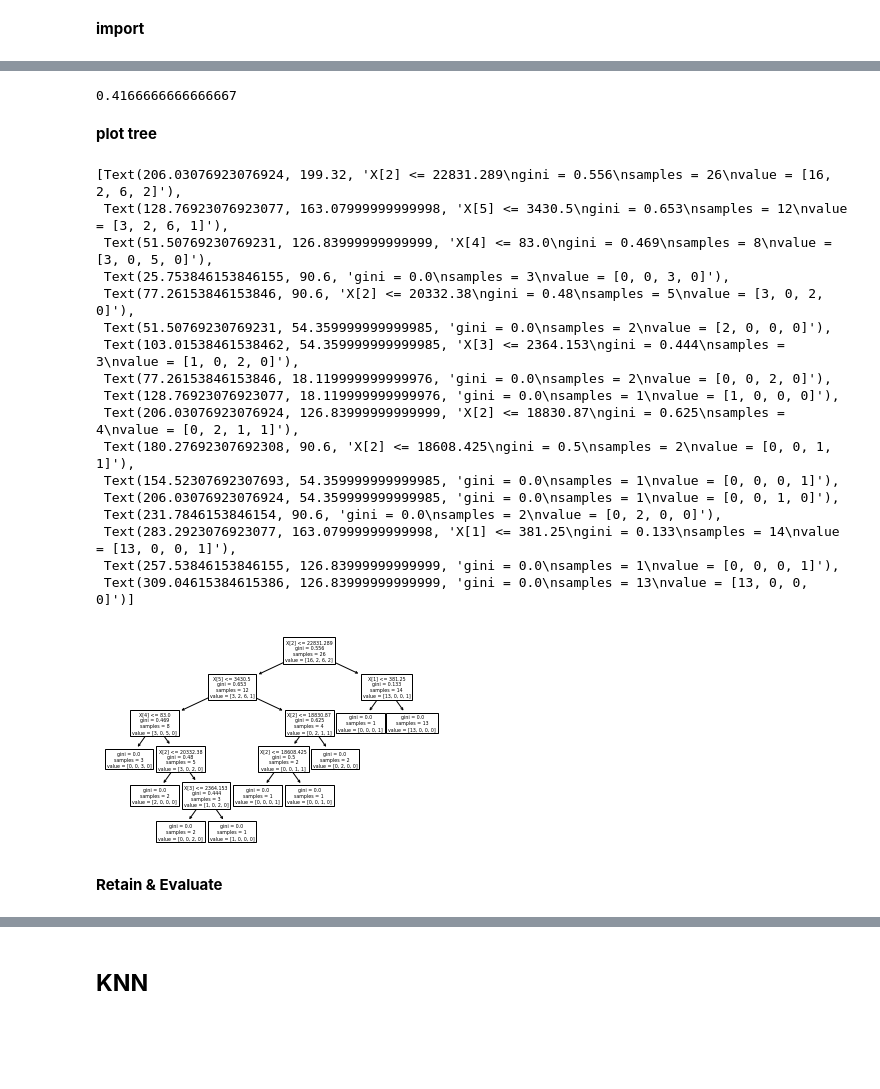
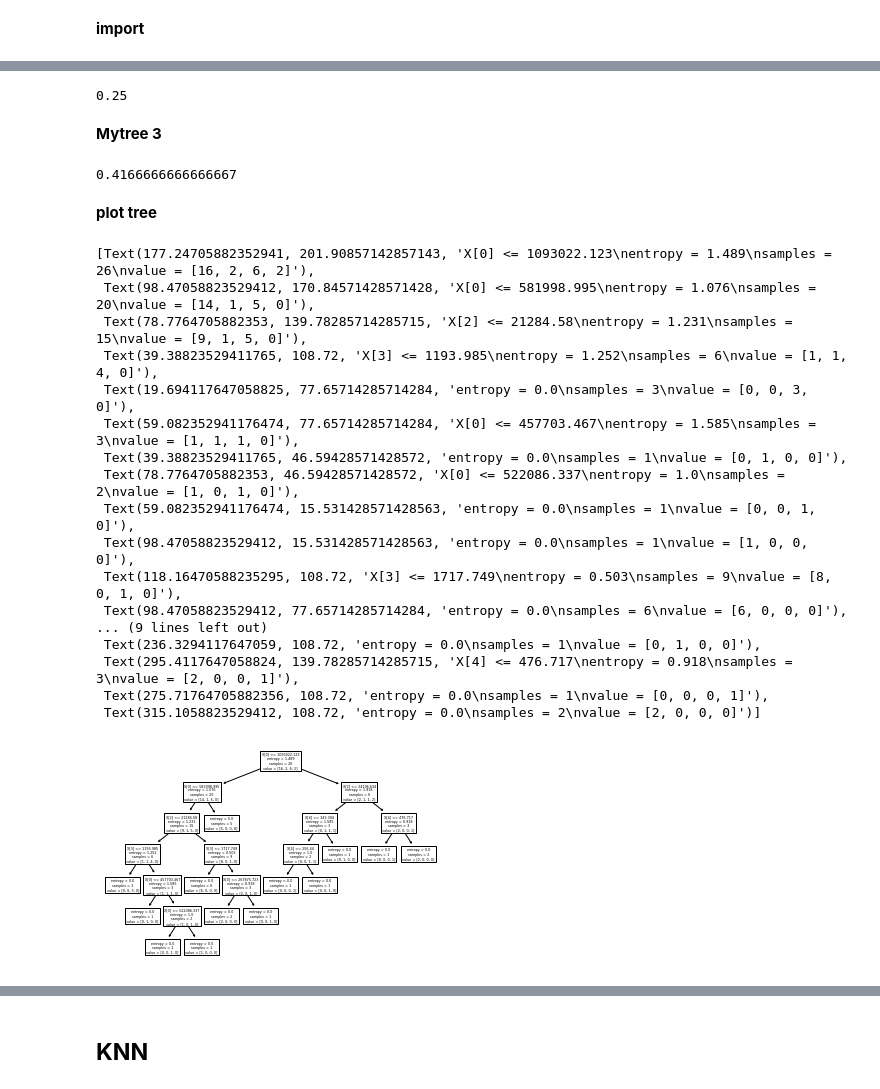
Before and after one commit to Supaporn-Bututham/DWDM21, a Jupyter notebook: Project_DWDM.ipynb, the cells around one changed output, grey strips where cells are left out. Drawn from its saved outputs; the diff is of its cells as text; code cells hidden in the pictures; blank space fills up the shorter version.

```diff
--- a/Project_DWDM.ipynb
+++ b/Project_DWDM.ipynb
@@ -985,2 +978,0 @@ mytree = DecisionTreeClassifier(random_state=7) # กำหนดพาราม
-# %%
-mytree.fit(X_train2,y_train2) # ฝึกสอนตัวแบบ
@@ -1002,0 +983,8 @@ mytree_result = mytree.predict(X_val)
+# %%
+# Define
+mytree1 = DecisionTreeClassifier(random_state=1) # กำหนดพารามิเตอร์ให้กับ model
+# Train
+mytree1.fit(X_train2,y_train2) # ฝึกสอนตัวแบบ
+# Test
+mytree1_result = mytree1.predict(X_val)
+accuracy_score(y_val,mytree1_result) # นั่นคือ มีความแม่นยำ 41.67 %
@@ -1003,31 +995,47 @@ mytree_result = mytree.predict(X_val)
 # %%
-accuracy_score(y_val,mytree_result) # นั่นคือ มีความแม่นยำ 41.67 %
+# Define
+mytree2 = DecisionTreeClassifier(max_leaf_nodes=50,criterion='gini')
+#Train
+mytree2.fit(X_train2,y_train2)
+#Test
+mytree2_result = mytree2.predict(X_val)
+accuracy_score(y_val,mytree2_result) # นั่นคือ มีความแม่นยำ 41.67 %
 # %% [output]
-0.4166666666666667
+0.25
+# %% [markdown]
+**Mytree 3**
+# %%
+# Define
+mytree3 = DecisionTreeClassifier(criterion='entropy', splitter='random',random_state=1) # กำหนดพารามิเตอร์ให้กับ model
+#Train
+mytree3.fit(X_train2,y_train2)
+#Test
+mytree3_result = mytree3.predict(X_val)
+accuracy_score(y_val,mytree3_result) # นั่นคือ มีความแม่นยำ 58.33 %
+# %% [output]
+0.4166666666666667
 # %% [markdown]
 **plot tree**
 # %%
 from sklearn.tree import plot_tree
 # %%
-plot_tree(mytree) # ลอง plot
+plot_tree(mytree3) # ลอง plot
 # %% [output]
-[Text(206.03076923076924, 199.32, 'X[2] <= 22831.289\ngini = 0.556\nsamples = 26\nvalue = [16, 2, 6, 2]'),
- Text(128.76923076923077, 163.07999999999998, 'X[5] <= 3430.5\ngini = 0.653\nsamples = 12\nvalue = [3, 2, 6, 1]'),
- Text(51.50769230769231, 126.83999999999999, 'X[4] <= 83.0\ngini = 0.469\nsamples = 8\nvalue = [3, 0, 5, 0]'),
- Text(25.753846153846155, 90.6, 'gini = 0.0\nsamples = 3\nvalue = [0, 0, 3, 0]'),
- Text(77.26153846153846, 90.6, 'X[2] <= 20332.38\ngini = 0.48\nsamples = 5\nvalue = [3, 0, 2, 0]'),
- Text(51.50769230769231, 54.359999999999985, 'gini = 0.0\nsamples = 2\nvalue = [2, 0, 0, 0]'),
- Text(103.01538461538462, 54.359999999999985, 'X[3] <= 2364.153\ngini = 0.444\nsamples = 3\nvalue = [1, 0, 2, 0]'),
- Text(77.26153846153846, 18.119999999999976, 'gini = 0.0\nsamples = 2\nvalue = [0, 0, 2, 0]'),
- Text(128.76923076923077, 18.119999999999976, 'gini = 0.0\nsamples = 1\nvalue = [1, 0, 0, 0]'),
- Text(206.03076923076924, 126.83999999999999, 'X[2] <= 18830.87\ngini = 0.625\nsamples = 4\nvalue = [0, 2, 1, 1]'),
- Text(180.27692307692308, 90.6, 'X[2] <= 18608.425\ngini = 0.5\nsamples = 2\nvalue = [0, 0, 1, 1]'),
- Text(154.52307692307693, 54.359999999999985, 'gini = 0.0\nsamples = 1\nvalue = [0, 0, 0, 1]'),
- Text(206.03076923076924, 54.359999999999985, 'gini = 0.0\nsamples = 1\nvalue = [0, 0, 1, 0]'),
- Text(231.7846153846154, 90.6, 'gini = 0.0\nsamples = 2\nvalue = [0, 2, 0, 0]'),
- Text(283.2923076923077, 163.07999999999998, 'X[1] <= 381.25\ngini = 0.133\nsamples = 14\nvalue = [13, 0, 0, 1]'),
- Text(257.53846153846155, 126.83999999999999, 'gini = 0.0\nsamples = 1\nvalue = [0, 0, 0, 1]'),
- Text(309.04615384615386, 126.83999999999999, 'gini = 0.0\nsamples = 13\nvalue = [13, 0, 0, 0]')]
+[Text(177.24705882352941, 201.90857142857143, 'X[0] <= 1093022.123\nentropy = 1.489\nsamples = 26\nvalue = [16, 2, 6, 2]'),
+ Text(98.47058823529412, 170.84571428571428, 'X[0] <= 581998.995\nentropy = 1.076\nsamples = 20\nvalue = [14, 1, 5, 0]'),
+ Text(78.7764705882353, 139.78285714285715, 'X[2] <= 21284.58\nentropy = 1.231\nsamples = 15\nvalue = [9, 1, 5, 0]'),
+ Text(39.38823529411765, 108.72, 'X[3] <= 1193.985\nentropy = 1.252\nsamples = 6\nvalue = [1, 1, 4, 0]'),
+ Text(19.694117647058825, 77.65714285714284, 'entropy = 0.0\nsamples = 3\nvalue = [0, 0, 3, 0]'),
+ Text(59.082352941176474, 77.65714285714284, 'X[0] <= 457703.467\nentropy = 1.585\nsamples = 3\nvalue = [1, 1, 1, 0]'),
+ Text(39.38823529411765, 46.59428571428572, 'entropy = 0.0\nsamples = 1\nvalue = [0, 1, 0, 0]'),
+ Text(78.7764705882353, 46.59428571428572, 'X[0] <= 522086.337\nentropy = 1.0\nsamples = 2\nvalue = [1, 0, 1, 0]'),
+ Text(59.082352941176474, 15.531428571428563, 'entropy = 0.0\nsamples = 1\nvalue = [0, 0, 1, 0]'),
+ Text(98.47058823529412, 15.531428571428563, 'entropy = 0.0\nsamples = 1\nvalue = [1, 0, 0, 0]'),
+ Text(118.16470588235295, 108.72, 'X[3] <= 1717.749\nentropy = 0.503\nsamples = 9\nvalue = [8, 0, 1, 0]'),
+ Text(98.47058823529412, 77.65714285714284, 'entropy = 0.0\nsamples = 6\nvalue = [6, 0, 0, 0]'),
+... (9 lines left out)
+ Text(236.3294117647059, 108.72, 'entropy = 0.0\nsamples = 1\nvalue = [0, 1, 0, 0]'),
+ Text(295.4117647058824, 139.78285714285715, 'X[4] <= 476.717\nentropy = 0.918\nsamples = 3\nvalue = [2, 0, 0, 1]'),
+ Text(275.71764705882356, 108.72, 'entropy = 0.0\nsamples = 1\nvalue = [0, 0, 0, 1]'),
+ Text(315.1058823529412, 108.72, 'entropy = 0.0\nsamples = 2\nvalue = [2, 0, 0, 0]')]
-[figure, old version]
+[figure, new version]
-# %% [markdown]
-**Retain & Evaluate**
```
Also changed, not shown: parts of 55 cells of this notebook.
